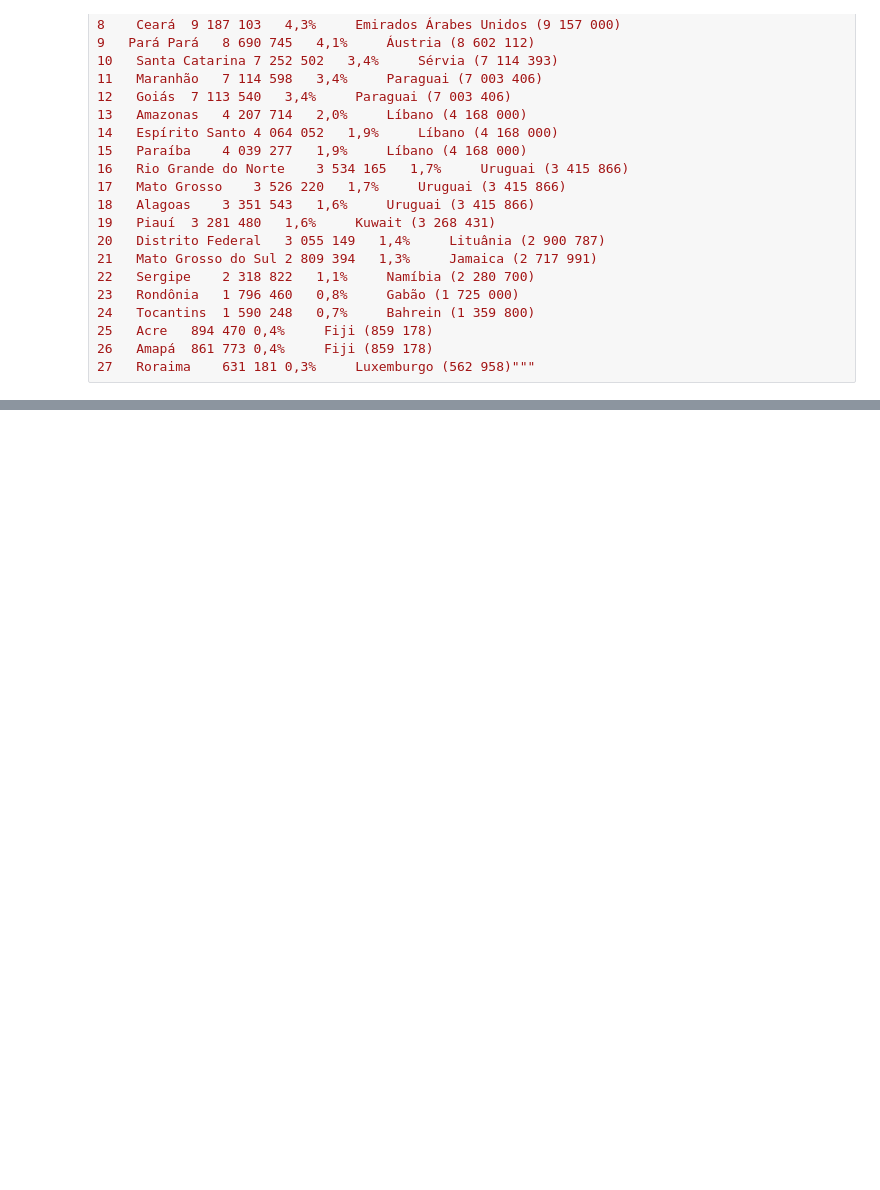
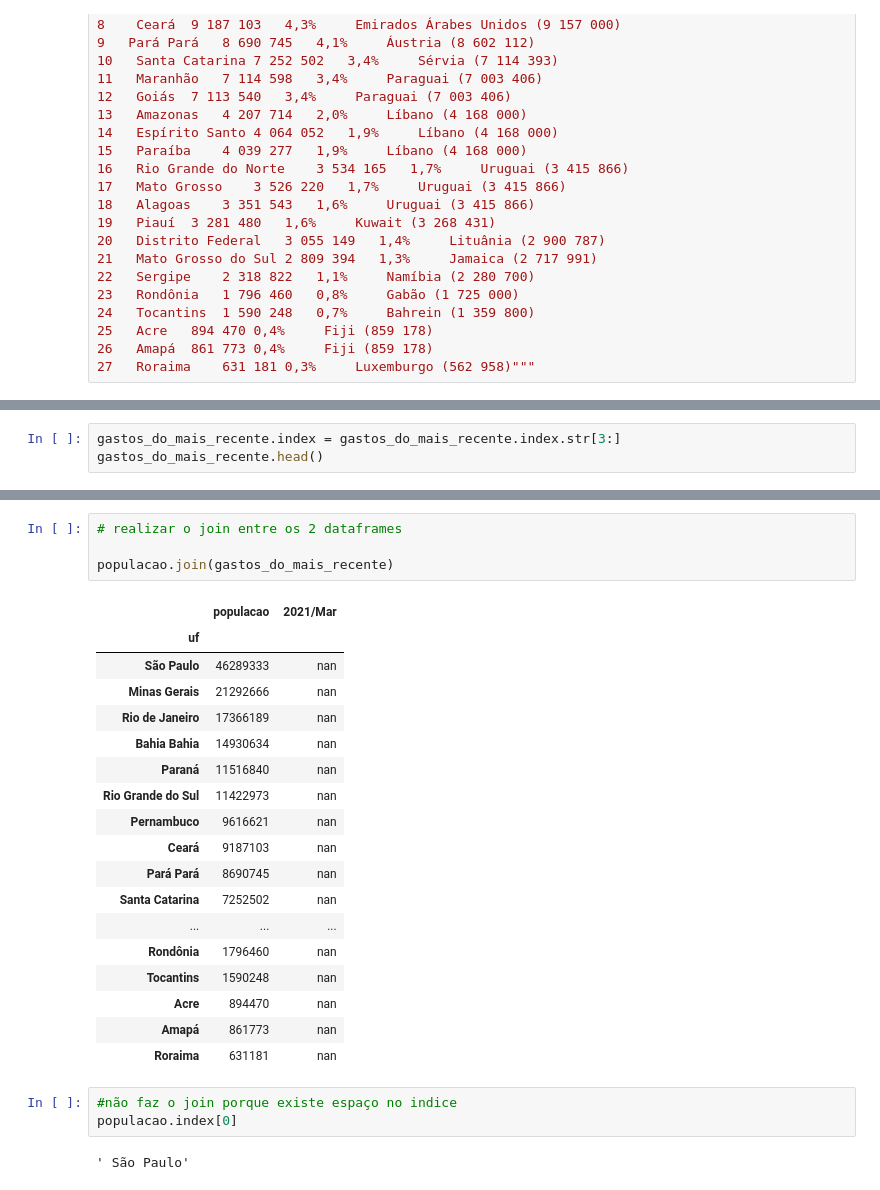
Before and after one commit to laugustovieira/BootCamp---Data-Science, a Jupyter notebook: BootCampDataScience.ipynb, the cells around one changed output, grey strips where cells are left out. Cells and saved outputs as stored; diff of their text form; blank space fills up the shorter version.

```diff
--- a/BootCampDataScience.ipynb
+++ b/BootCampDataScience.ipynb
@@ -655,0 +666,3 @@ None
+# %%
+gastos_do_mais_recente.index = gastos_do_mais_recente.index.str[3:]
+gastos_do_mais_recente.head()
@@ -655,0 +698,28 @@ None
+# %%
+# realizar o join entre os 2 dataframes
+
+populacao.join(gastos_do_mais_recente)
+# %% [output]
+|  | populacao | 2021/Mar |
+| uf |  |  |
+| São Paulo | 46289333 | nan |
+| Minas Gerais | 21292666 | nan |
+| Rio de Janeiro | 17366189 | nan |
+| Bahia Bahia | 14930634 | nan |
+| Paraná | 11516840 | nan |
+| Rio Grande do Sul | 11422973 | nan |
+| Pernambuco | 9616621 | nan |
+| Ceará | 9187103 | nan |
+| Pará Pará | 8690745 | nan |
+| Santa Catarina | 7252502 | nan |
+| ... | ... | ... |
+| Rondônia | 1796460 | nan |
+| Tocantins | 1590248 | nan |
+| Acre | 894470 | nan |
+| Amapá | 861773 | nan |
+| Roraima | 631181 | nan |
+# %%
+#não faz o join porque existe espaço no indice
+populacao.index[0]
+# %% [output]
+' São Paulo'
```
Also changed, not shown: parts of 11 cells of this notebook.
